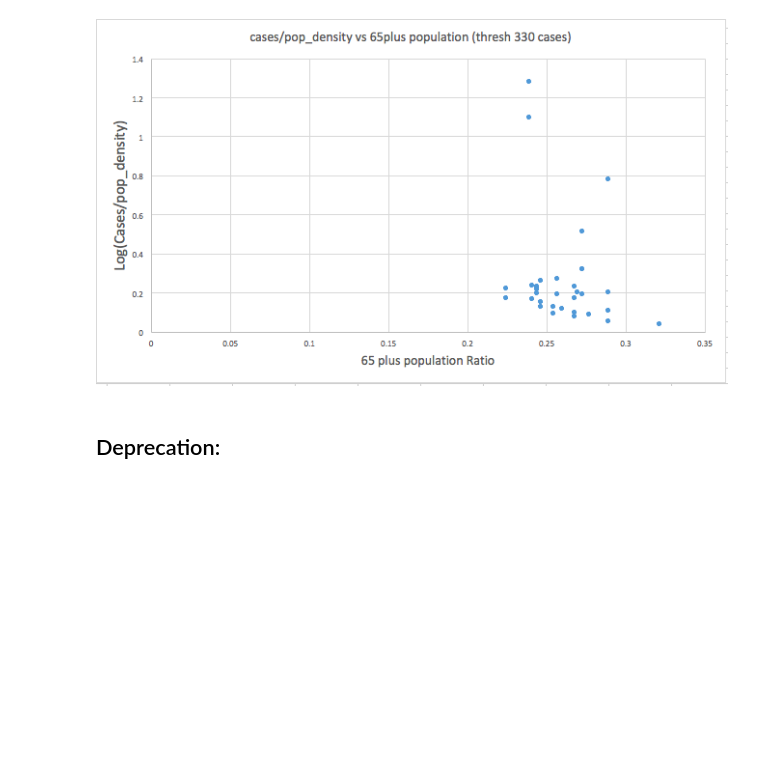
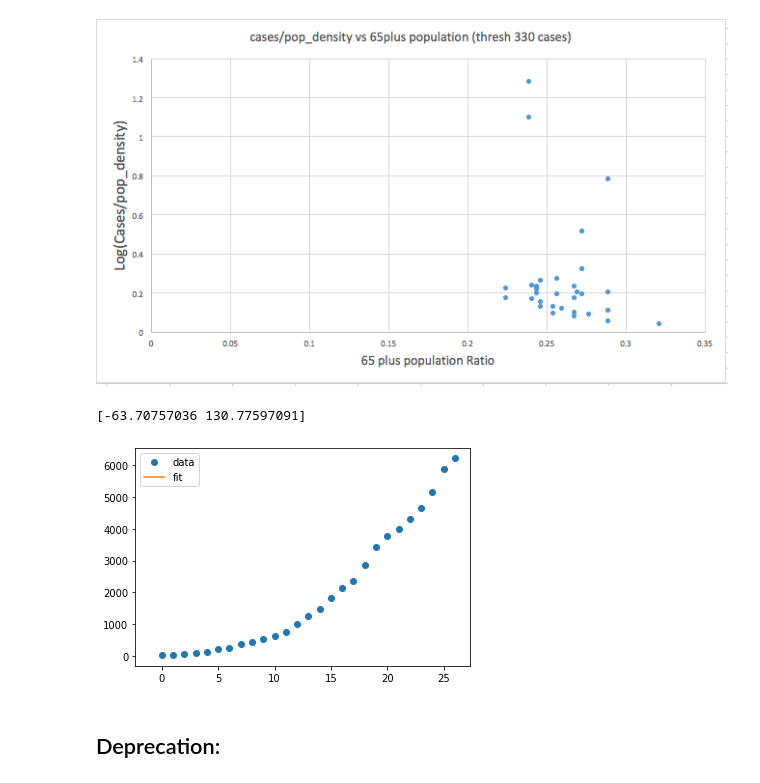
Before and after one commit to domsooch/covid19, a Jupyter notebook: CoronaVirusPlotter_Italy.ipynb, the cells around one changed output. Drawn from its saved outputs; the diff is of its cells as text; code cells hidden in the pictures; blank space fills up the shorter version.

```diff
--- a/CoronaVirusPlotter_Italy.ipynb
+++ b/CoronaVirusPlotter_Italy.ipynb
@@ -267,6 +238,37 @@ Does this really explain the High rates n sparse regions?
 ![image.png](attachment:image.png)
 
 ![image.png](attachment:image.png)
+# %%
+import numpy as np
+import pylab
+from scipy.optimize import curve_fit
+
+def sigmoid(x, a, b):
+     y = 1 / (1 + np.exp(-b*(x-a)))
+     return y
+
+xdata = np.array([400, 600, 800, 1000, 1200, 1400, 1600])
+ydata = np.array([0, 0, 0.13, 0.35, 0.75, 0.89, 0.91])
+
+
+st='Lombardia_Bergamo';end_point=-3
+xdata = np.array(range(len(df.columns[start_pnt:-3])))
+ydata = df.loc[st][start_pnt:end_point]
+
+popt, pcov = curve_fit(sigmoid, xdata, ydata)
+print(popt)
+
+x = np.linspace(-1, max(xdata), 1)
+y = sigmoid(x, *popt)
+
+pylab.plot(xdata, ydata, 'o', label='data')
+pylab.plot(x,y, label='fit')
+#pylab.ylim(0, 1.05)
+pylab.legend(loc='best')
+pylab.show()
+# %% [output]
+[-63.70757036 130.77597091]
+[figure, added]
 # %% [markdown]
 ## Deprecation:
 # %%
```
Also changed, not shown: parts of 8 cells of this notebook.
